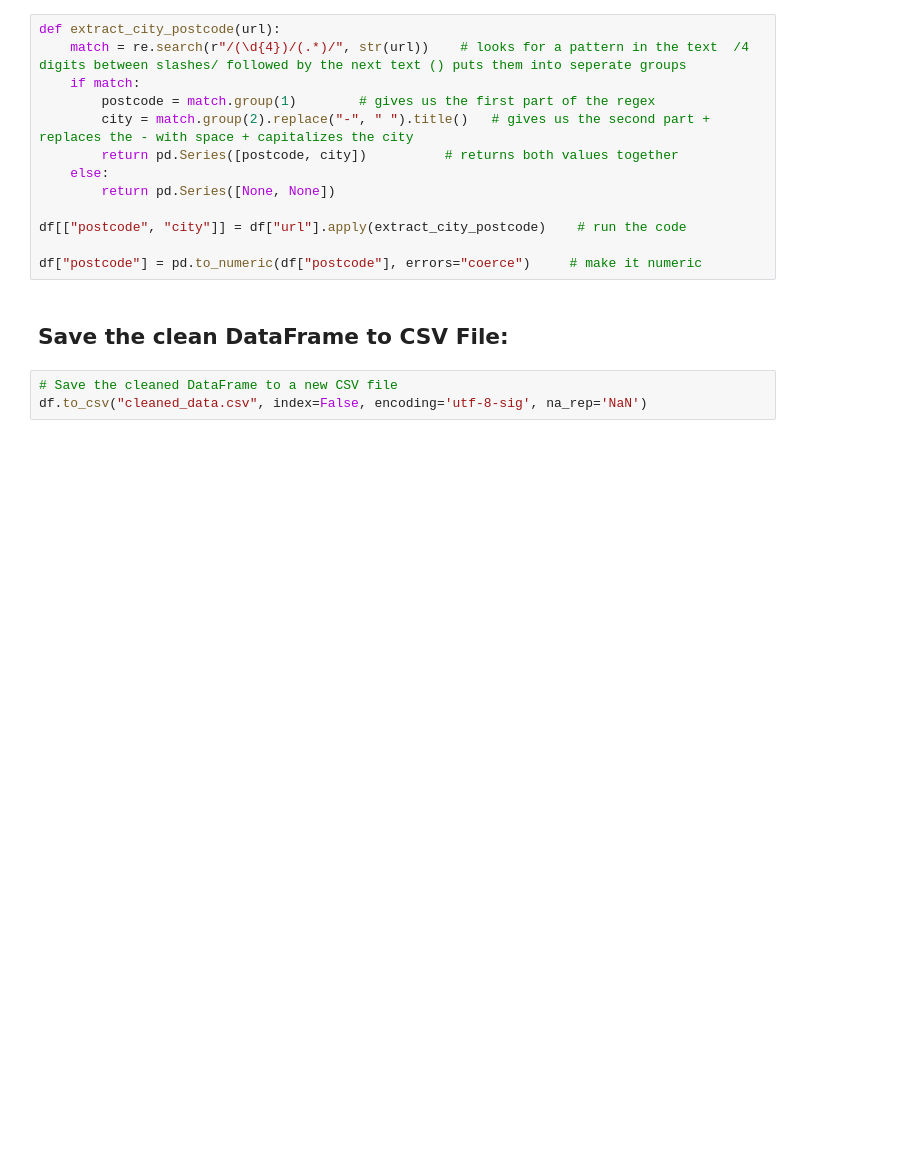
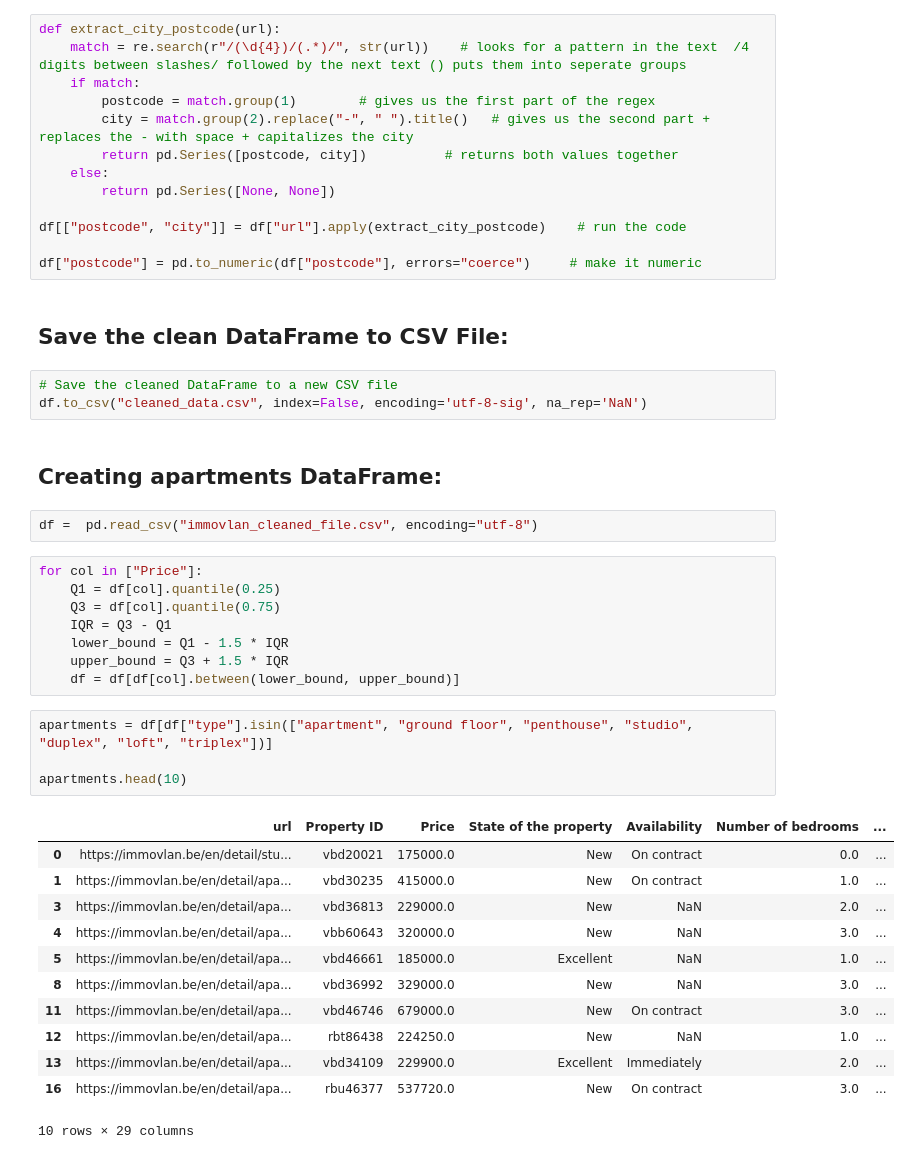
Before and after one commit to briguszmigusz/immo-eliza-data-analysis, a Jupyter notebook: analysis/brigi/brigi_data_cleaning.ipynb, the cells around one changed output. Saved outputs shown, nothing was run; the diff lists cells and outputs as text; blank space fills up the shorter version.

Commit message:
creating apartment dataframe

```diff
--- a/analysis/brigi/brigi_data_cleaning.ipynb
+++ b/analysis/brigi/brigi_data_cleaning.ipynb
@@ -126,3 +130,32 @@ df["postcode"] = pd.to_numeric(df["postcode"], errors="coerce")     # make it nu
 # %%
 # Save the cleaned DataFrame to a new CSV file
 df.to_csv("cleaned_data.csv", index=False, encoding='utf-8-sig', na_rep='NaN')
+# %% [markdown]
+## Creating apartments DataFrame:
+# %%
+df =  pd.read_csv("immovlan_cleaned_file.csv", encoding="utf-8")
+# %%
+for col in ["Price"]:
+    Q1 = df[col].quantile(0.25)
+    Q3 = df[col].quantile(0.75)
+    IQR = Q3 - Q1
+    lower_bound = Q1 - 1.5 * IQR
+    upper_bound = Q3 + 1.5 * IQR
+    df = df[df[col].between(lower_bound, upper_bound)]
+# %%
+apartments = df[df["type"].isin(["apartment", "ground floor", "penthouse", "studio", "duplex", "loft", "triplex"])]
+
+apartments.head(10)
+# %% [output]
+|  | url | Property ID | Price | State of the property | Availability | Number of bedrooms | ... |
+| 0 | https://immovlan.be/en/detail/stu... | vbd20021 | 175000.0 | New | On contract | 0.0 | ... |
+| 1 | https://immovlan.be/en/detail/apa... | vbd30235 | 415000.0 | New | On contract | 1.0 | ... |
+| 3 | https://immovlan.be/en/detail/apa... | vbd36813 | 229000.0 | New | NaN | 2.0 | ... |
+| 4 | https://immovlan.be/en/detail/apa... | vbb60643 | 320000.0 | New | NaN | 3.0 | ... |
+| 5 | https://immovlan.be/en/detail/apa... | vbd46661 | 185000.0 | Excellent | NaN | 1.0 | ... |
+| 8 | https://immovlan.be/en/detail/apa... | vbd36992 | 329000.0 | New | NaN | 3.0 | ... |
+| 11 | https://immovlan.be/en/detail/apa... | vbd46746 | 679000.0 | New | On contract | 3.0 | ... |
+| 12 | https://immovlan.be/en/detail/apa... | rbt86438 | 224250.0 | New | NaN | 1.0 | ... |
+| 13 | https://immovlan.be/en/detail/apa... | vbd34109 | 229900.0 | Excellent | Immediately | 2.0 | ... |
+| 16 | https://immovlan.be/en/detail/apa... | rbu46377 | 537720.0 | New | On contract | 3.0 | ... |
+10 rows × 29 columns
```
Also changed, not shown: parts of 5 cells of this notebook, 1 other file.
